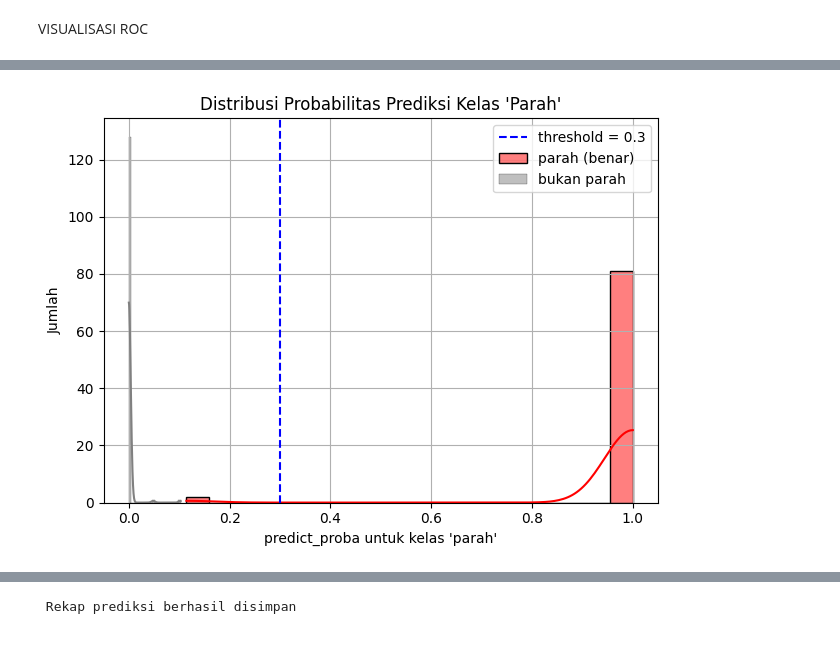
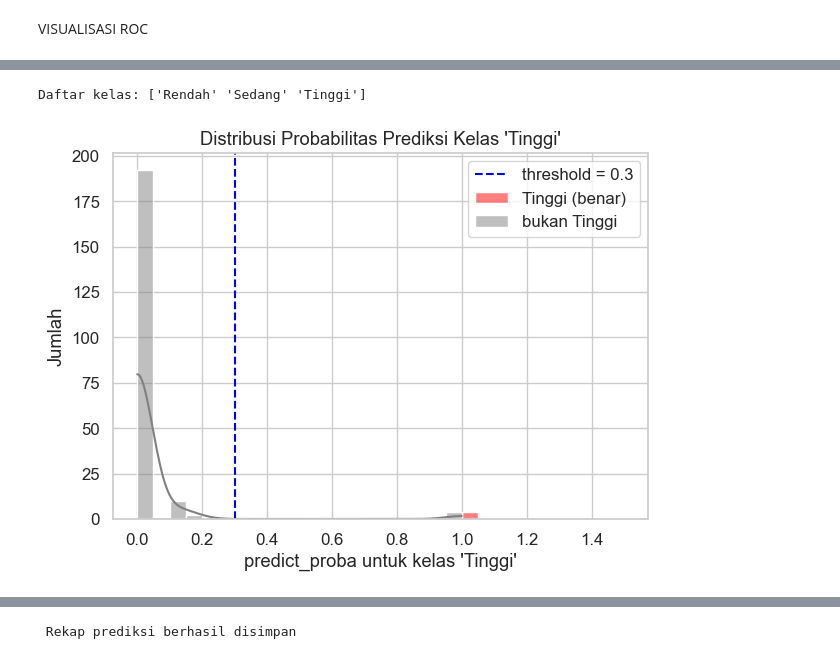
Before and after one commit to Fadhilaalya11/CAPSTONEPROJECT, a Jupyter notebook: Project_Kominfo_SVM.ipynb, the cells around one changed output, grey strips where cells are left out. Saved outputs shown, nothing was run; the diff lists cells and outputs as text; code cells hidden in the pictures.

```diff
--- a/Project_Kominfo_SVM.ipynb
+++ b/Project_Kominfo_SVM.ipynb
@@ -428,24 +533,41 @@ weighted avg       0.99      0.99      0.99       213
 # %%
-parah_index = list(classes).index("parah")
+import seaborn as sns
+import matplotlib.pyplot as plt
+import numpy as np
 
-# Probabilitas prediksi untuk kelas 'parah'
-probs = y_score[:, parah_index]
+# Cek nama kelas yang dikenali model
+print("Daftar kelas:", classes)
 
-mask_parah = (y_test_encoded == parah_index)
-mask_non_parah = (y_test_encoded != parah_index)
+# Cek apakah label 'Tinggi' tersedia
+if "Tinggi" in classes or "tinggi" in classes:
+    # Tentukan nama kelas tertinggi yang ada di daftar
+    target_label = "Tinggi" if "Tinggi" in classes else "tinggi"
 
-sns.histplot(probs[mask_parah], color='red', label="parah (benar)", bins=20, kde=True)
-sns.histplot(probs[mask_non_parah], color='gray', label="bukan parah", bins=20, kde=True)
-plt.axvline(threshold, color='blue', linestyle='--', label=f"threshold = {threshold}")
-plt.title("Distribusi Probabilitas Prediksi Kelas 'Parah'")
-plt.xlabel("predict_proba untuk kelas 'parah'")
-plt.ylabel("Jumlah")
-plt.legend()
-plt.grid(True)
-plt.tight_layout()
-plt.show()
+    # Ambil indeks kelas
+    parah_index = list(classes).index(target_label)
+
+    # Probabilitas prediksi untuk kelas 'Tinggi'
+    probs = y_score[:, parah_index]
+
+    mask_parah = (y_test_encoded == parah_index)
+    mask_non_parah = (y_test_encoded != parah_index)
+
+    sns.histplot(probs[mask_parah], color='red', label=f"{target_label} (benar)", bins=20, kde=True)
+    sns.histplot(probs[mask_non_parah], color='gray', label="bukan "+target_label, bins=20, kde=True)
+    plt.axvline(threshold, color='blue', linestyle='--', label=f"threshold = {threshold}")
+    plt.title(f"Distribusi Probabilitas Prediksi Kelas '{target_label}'")
+    plt.xlabel(f"predict_proba untuk kelas '{target_label}'")
+    plt.ylabel("Jumlah")
+    plt.legend()
+    plt.grid(True)
+    plt.tight_layout()
+    plt.show()
+
+else:
+    print("⚠️ Kelas 'Tinggi' tidak ditemukan di daftar classes:", classes)
 # %% [output]
+Daftar kelas: ['Rendah' 'Sedang' 'Tinggi']
-[figure, old version]
+[figure, new version]
 # %%
 # Gabung prediksi
 df_test["prediksi_kategori"] = y_pred
```
Also changed, not shown: parts of 15 cells of this notebook.
